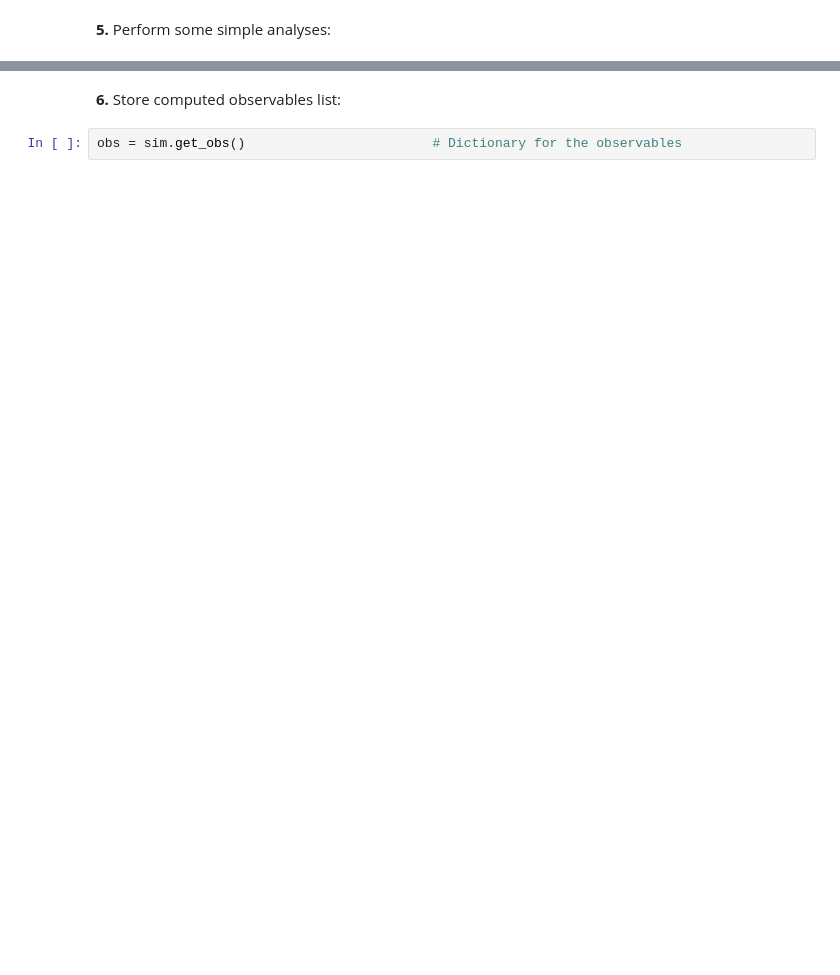
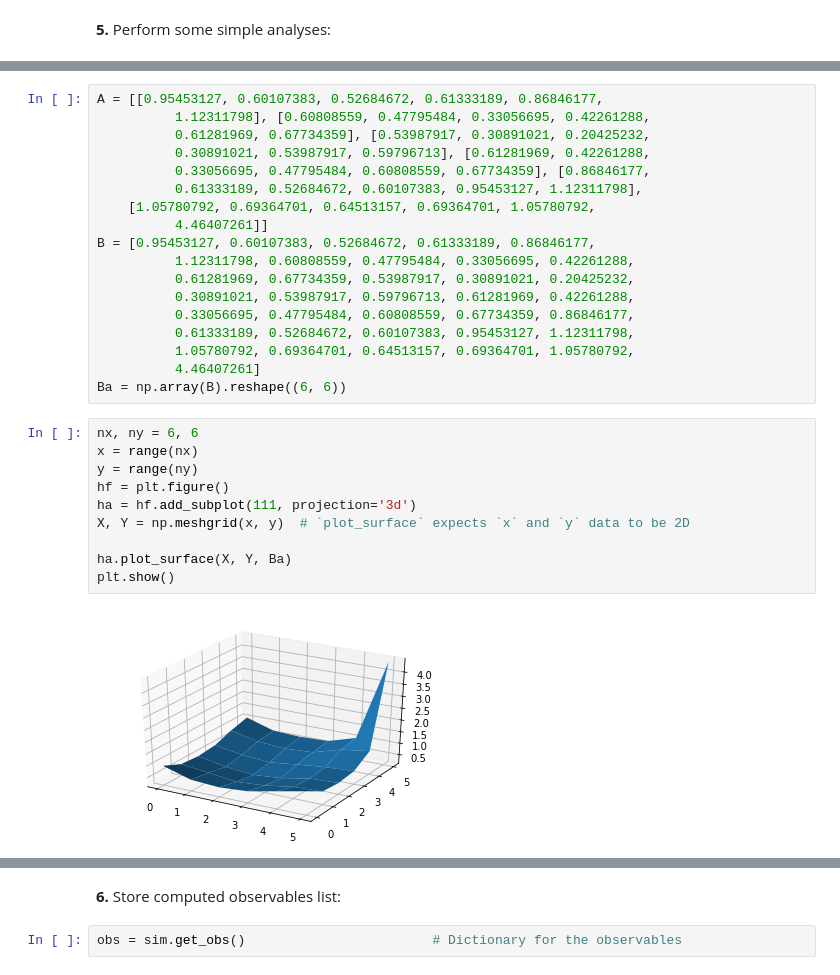
Before and after one commit to ALF-QMC/pyALF, a Jupyter notebook: Notebooks/minimal_ALF_run.ipynb, the cells around one changed output, grey strips where cells are left out. Drawn from its saved outputs; the diff is of its cells as text; blank space fills up the shorter version.

Commit message:
First commit of the plotting branch, with draft 2D plotting function.

```diff
--- a/Notebooks/minimal_ALF_run.ipynb
+++ b/Notebooks/minimal_ALF_run.ipynb
@@ -58,3 +63,33 @@ Analysing Green_tau
+# %%
+A = [[0.95453127, 0.60107383, 0.52684672, 0.61333189, 0.86846177,
+          1.12311798], [0.60808559, 0.47795484, 0.33056695, 0.42261288,
+          0.61281969, 0.67734359], [0.53987917, 0.30891021, 0.20425232,
+          0.30891021, 0.53987917, 0.59796713], [0.61281969, 0.42261288,
+          0.33056695, 0.47795484, 0.60808559, 0.67734359], [0.86846177,
+          0.61333189, 0.52684672, 0.60107383, 0.95453127, 1.12311798],
+    [1.05780792, 0.69364701, 0.64513157, 0.69364701, 1.05780792,
+          4.46407261]]
+B = [0.95453127, 0.60107383, 0.52684672, 0.61333189, 0.86846177,
+          1.12311798, 0.60808559, 0.47795484, 0.33056695, 0.42261288,
+          0.61281969, 0.67734359, 0.53987917, 0.30891021, 0.20425232,
+          0.30891021, 0.53987917, 0.59796713, 0.61281969, 0.42261288,
+          0.33056695, 0.47795484, 0.60808559, 0.67734359, 0.86846177,
+          0.61333189, 0.52684672, 0.60107383, 0.95453127, 1.12311798,
+          1.05780792, 0.69364701, 0.64513157, 0.69364701, 1.05780792,
+          4.46407261]
+Ba = np.array(B).reshape((6, 6))
+# %%
+nx, ny = 6, 6
+x = range(nx)
+y = range(ny)
+hf = plt.figure()
+ha = hf.add_subplot(111, projection='3d')
+X, Y = np.meshgrid(x, y)  # `plot_surface` expects `x` and `y` data to be 2D
+
+ha.plot_surface(X, Y, Ba)
+plt.show()
+# %% [output]
+[figure, added]
 # %%
 sim.analysis(python_version=True)
 # %% [output]
```
Also changed, not shown: parts of 13 cells of this notebook.
